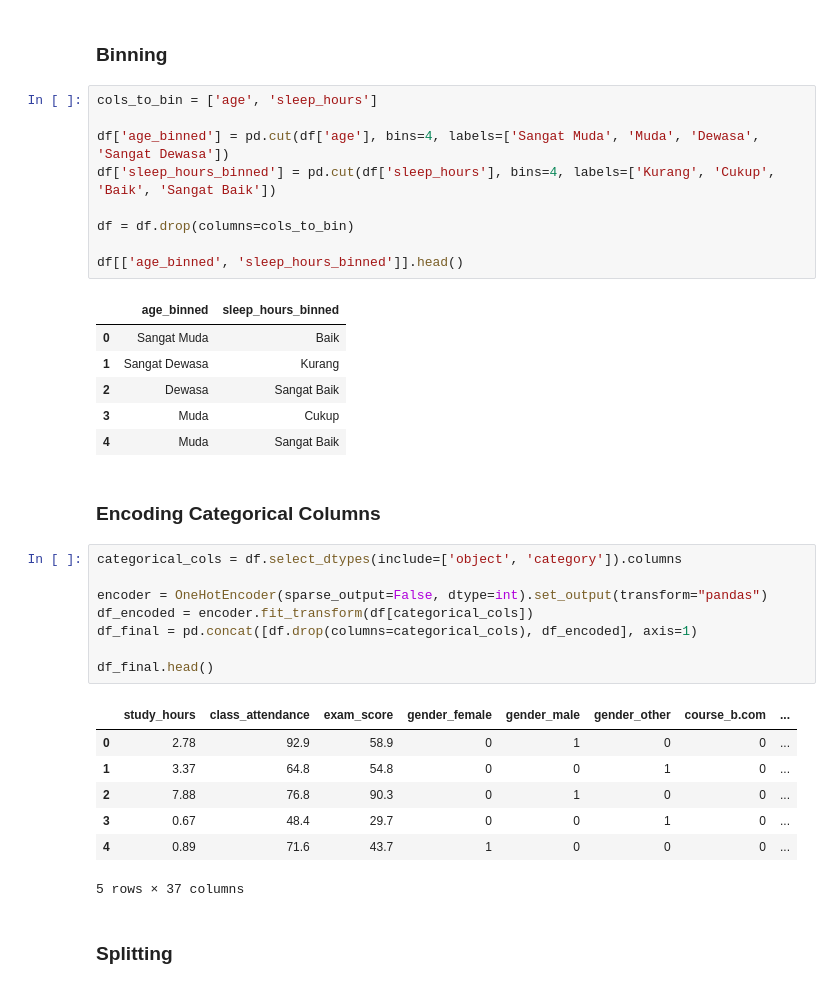
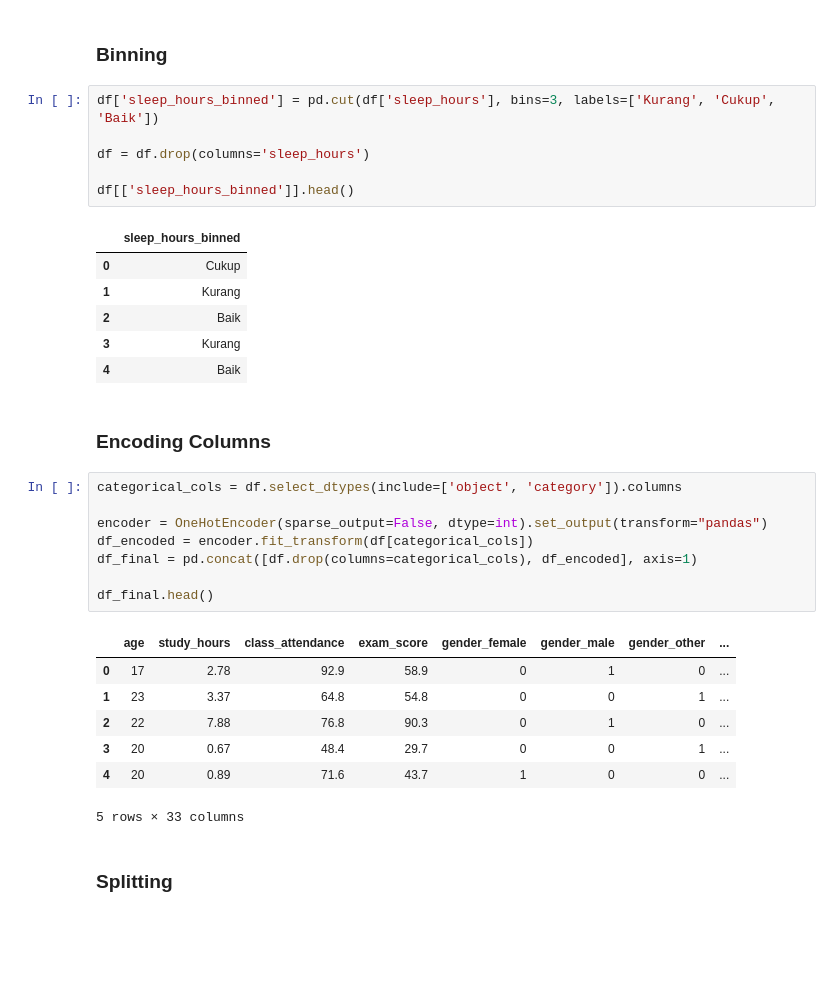
Before and after one commit to azureus0/Eksperimen_SML_Adi-Dwi-Pambudi, a Jupyter notebook: preprocessing/Eksperimen_Adi-Dwi-Pambudi.ipynb, the cells around one changed output. Drawn from its saved outputs; the diff is of its cells as text; blank space fills up the shorter version.

```diff
--- a/preprocessing/Eksperimen_Adi-Dwi-Pambudi.ipynb
+++ b/preprocessing/Eksperimen_Adi-Dwi-Pambudi.ipynb
@@ -265,23 +251,20 @@ for feature in features_to_check:
 # %% [markdown]
 ### Binning
 # %%
-cols_to_bin = ['age', 'sleep_hours']
+df['sleep_hours_binned'] = pd.cut(df['sleep_hours'], bins=3, labels=['Kurang', 'Cukup', 'Baik'])
 
-df['age_binned'] = pd.cut(df['age'], bins=4, labels=['Sangat Muda', 'Muda', 'Dewasa', 'Sangat Dewasa'])
-df['sleep_hours_binned'] = pd.cut(df['sleep_hours'], bins=4, labels=['Kurang', 'Cukup', 'Baik', 'Sangat Baik'])
+df = df.drop(columns='sleep_hours')
 
-df = df.drop(columns=cols_to_bin)
-
-df[['age_binned', 'sleep_hours_binned']].head()
+df[['sleep_hours_binned']].head()
 # %% [output]
-|  | age_binned | sleep_hours_binned |
-| 0 | Sangat Muda | Baik |
-| 1 | Sangat Dewasa | Kurang |
-| 2 | Dewasa | Sangat Baik |
-| 3 | Muda | Cukup |
-| 4 | Muda | Sangat Baik |
+|  | sleep_hours_binned |
+| 0 | Cukup |
+| 1 | Kurang |
+| 2 | Baik |
+| 3 | Kurang |
+| 4 | Baik |
 # %% [markdown]
-### Encoding Categorical Columns
+### Encoding Columns
 # %%
 categorical_cols = df.select_dtypes(include=['object', 'category']).columns
 
@@ -291,13 +274,13 @@ df_final = pd.concat([df.drop(columns=categorical_cols), df_encoded], axis=1)
 
 df_final.head()
 # %% [output]
-|  | study_hours | class_attendance | exam_score | gender_female | gender_male | gender_other | course_b.com | ... |
-| 0 | 2.78 | 92.9 | 58.9 | 0 | 1 | 0 | 0 | ... |
-| 1 | 3.37 | 64.8 | 54.8 | 0 | 0 | 1 | 0 | ... |
-| 2 | 7.88 | 76.8 | 90.3 | 0 | 1 | 0 | 0 | ... |
-| 3 | 0.67 | 48.4 | 29.7 | 0 | 0 | 1 | 0 | ... |
-| 4 | 0.89 | 71.6 | 43.7 | 1 | 0 | 0 | 0 | ... |
+|  | age | study_hours | class_attendance | exam_score | gender_female | gender_male | gender_other | ... |
+| 0 | 17 | 2.78 | 92.9 | 58.9 | 0 | 1 | 0 | ... |
+| 1 | 23 | 3.37 | 64.8 | 54.8 | 0 | 0 | 1 | ... |
+| 2 | 22 | 7.88 | 76.8 | 90.3 | 0 | 1 | 0 | ... |
+| 3 | 20 | 0.67 | 48.4 | 29.7 | 0 | 0 | 1 | ... |
+| 4 | 20 | 0.89 | 71.6 | 43.7 | 1 | 0 | 0 | ... |
-5 rows × 37 columns
+5 rows × 33 columns
 # %% [markdown]
 ### Splitting
 # %%
```
Also changed, not shown: parts of 10 cells of this notebook, 3 other files.
